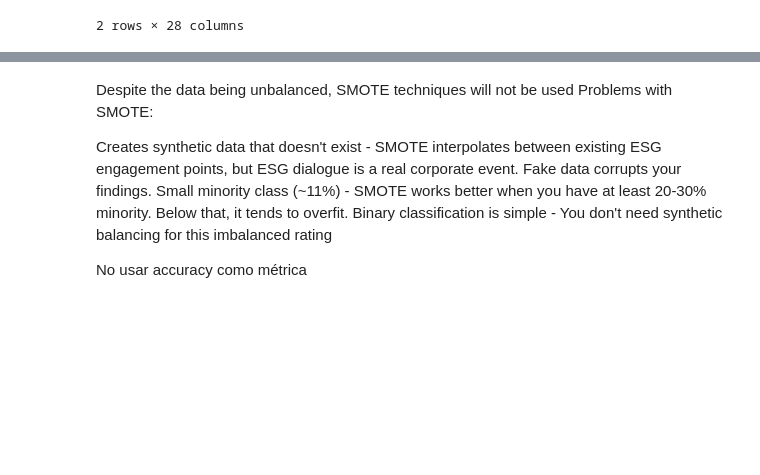
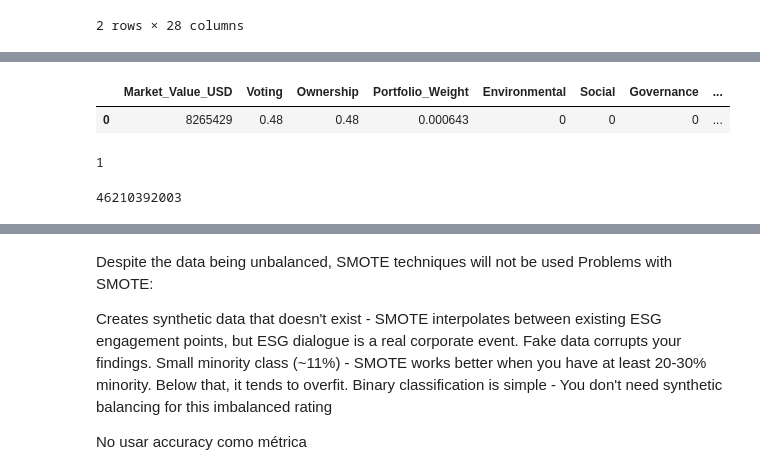
Before and after one commit to JoseBarros23/ESGDataProject_Norwegian_Pension_Fund_Global, a Jupyter notebook: esg_analysis.ipynb, the cells around one changed output, grey strips where cells are left out. Cells and saved outputs as stored; diff of their text form; code cells hidden in the pictures; blank space fills up the shorter version.

```diff
--- a/esg_analysis.ipynb
+++ b/esg_analysis.ipynb
@@ -539,0 +552,15 @@ ml_df.shape
+# %%
+# Drop Country column
+ml_df = ml_df.drop(columns=['Country'])
+ml_df.head(1)
+# %% [output]
+|  | Market_Value_USD | Voting | Ownership | Portfolio_Weight | Environmental | Social | Governance | ... |
+| 0 | 8265429 | 0.48 | 0.48 | 0.000643 | 0 | 0 | 0 | ... |
+# %%
+ml_df['Market_Value_USD'].min()
+# %% [output]
+1
+# %%
+ml_df['Market_Value_USD'].max()
+# %% [output]
+46210392003
```
Also changed, not shown: parts of 13 cells of this notebook.
